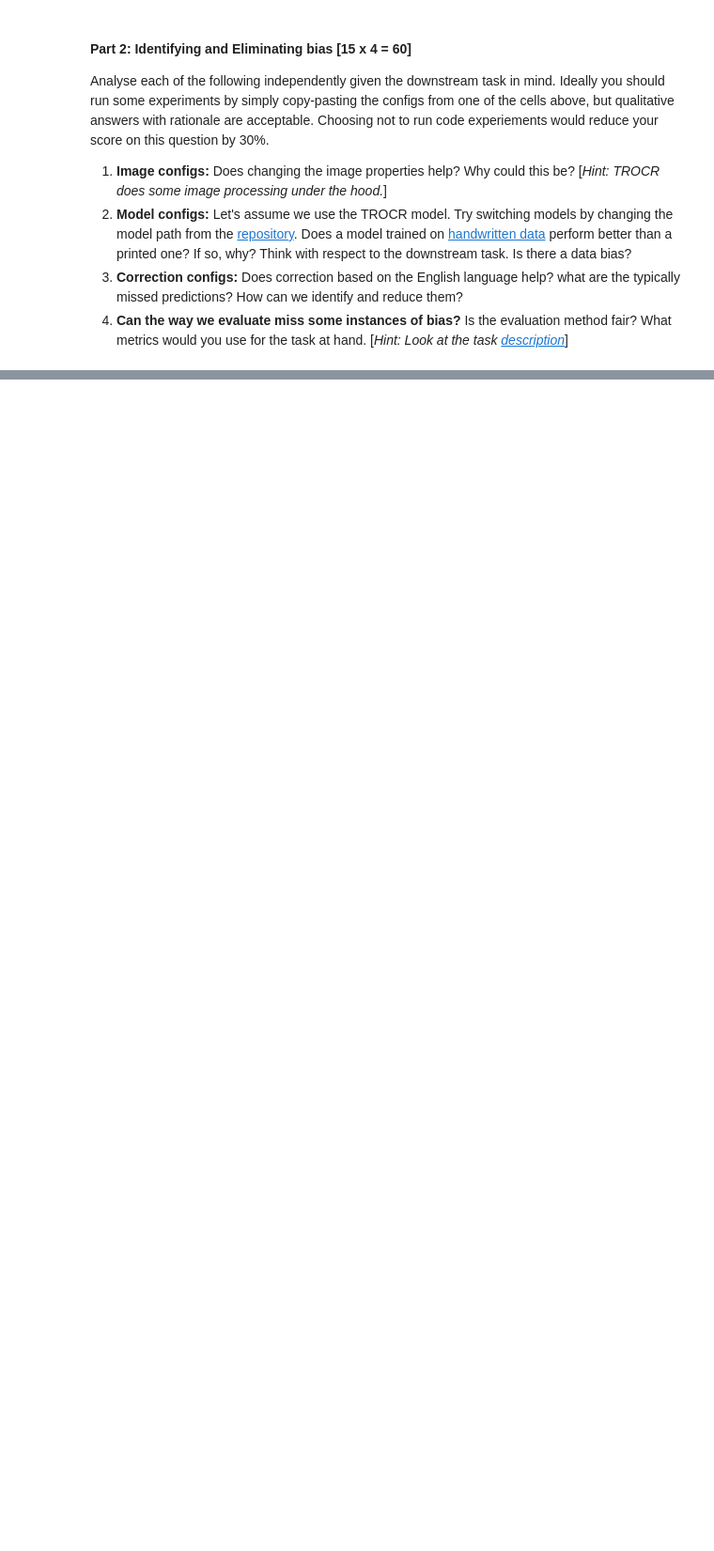
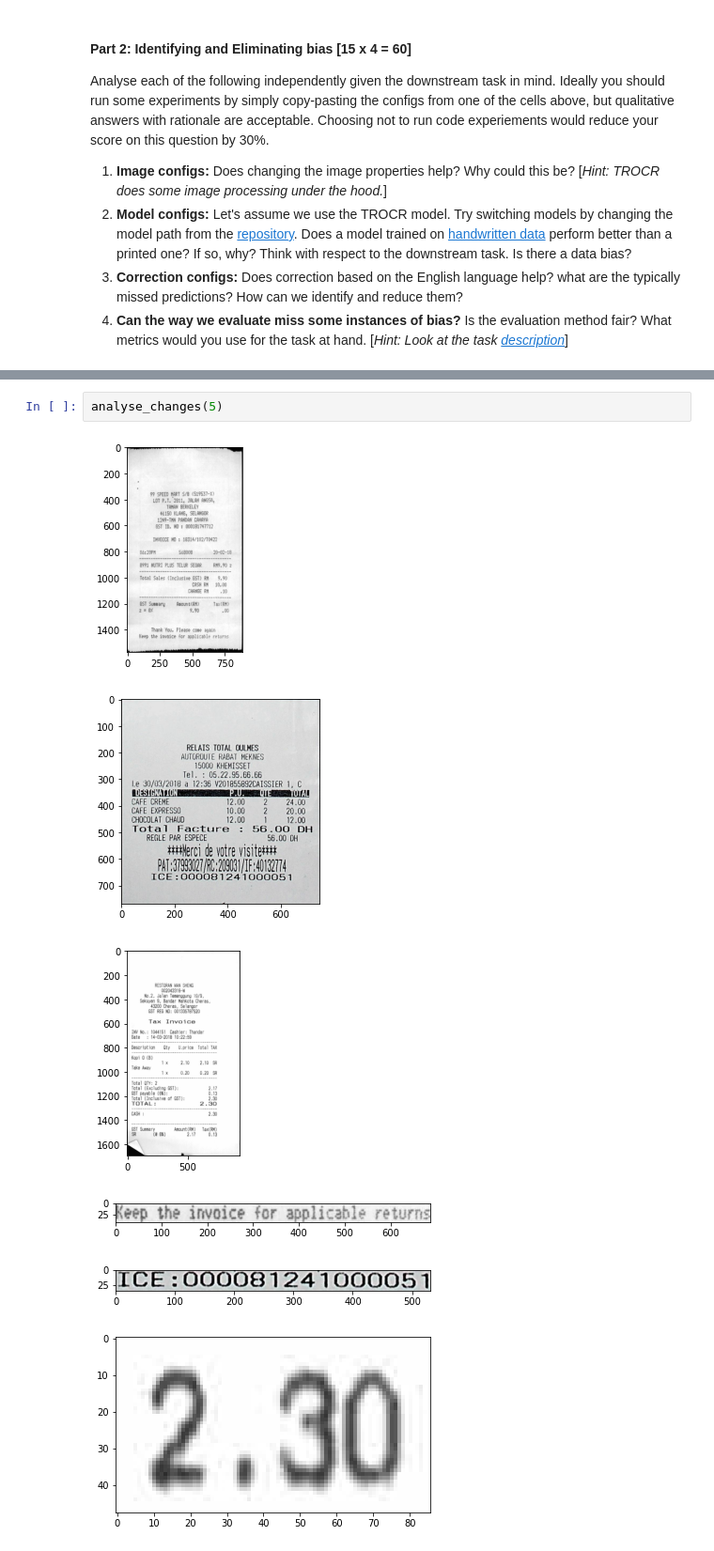
Before and after one commit to A00447694/Vector-Workshop, a Jupyter notebook: Chauhan-assignment4.ipynb, the cells around one changed output, grey strips where cells are left out. Shown at 94% size. Saved outputs shown, nothing was run; the diff lists cells and outputs as text; blank space fills up the shorter version.

```diff
--- a/Chauhan-assignment4.ipynb
+++ b/Chauhan-assignment4.ipynb
@@ -413,0 +491,9 @@ Analyse each of the following independently given the downstream task in mind. I
+# %%
+analyse_changes(5)
+# %% [output]
+[figure, added]
+[figure, added]
+[figure, added]
+[figure, added]
+[figure, added]
+[figure, added]
```
Also changed, not shown: parts of 23 cells of this notebook.
